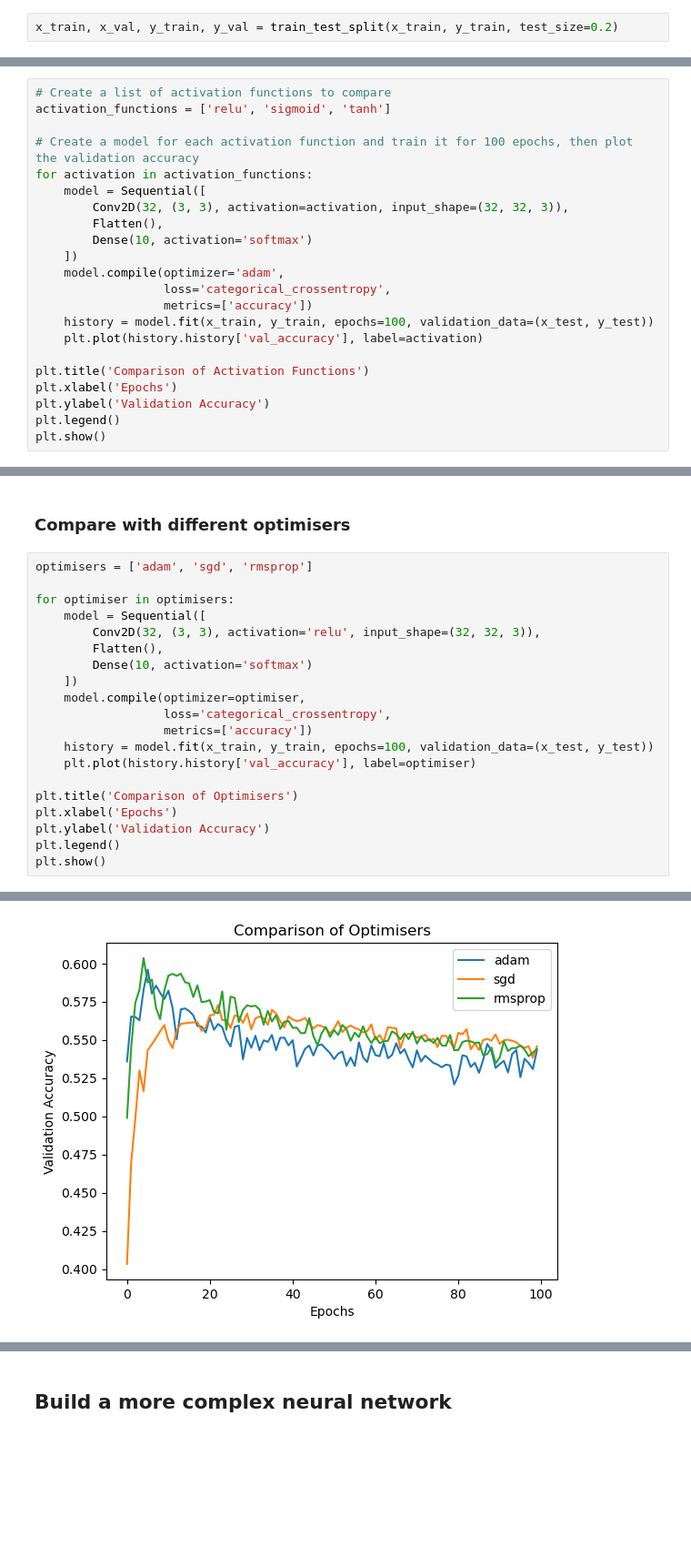
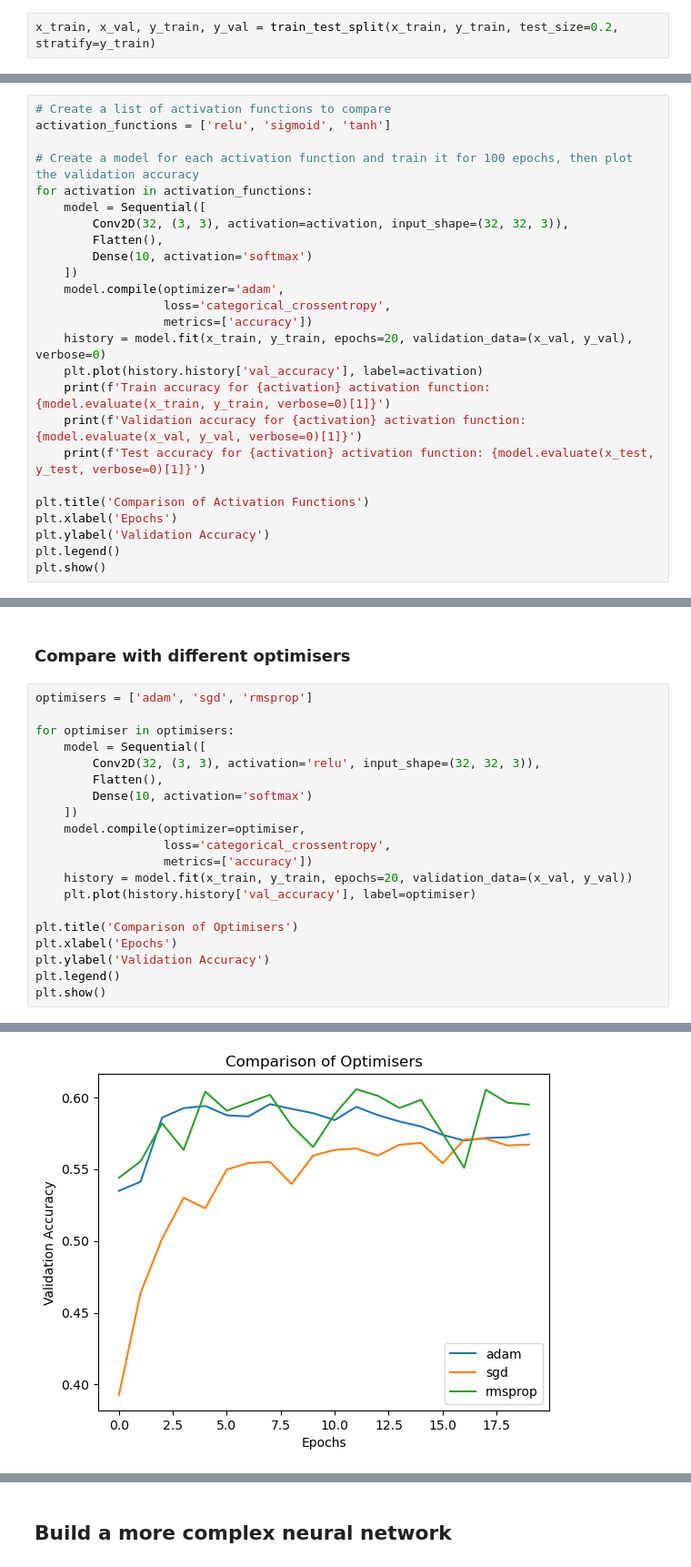
Before and after one commit to camwhite18/ml-model-comparison, a Jupyter notebook: cnn.ipynb, the cells around one changed output, grey strips where cells are left out. Shown at 91% size. Cells and saved outputs as stored; diff of their text form; blank space fills up the shorter version.

```diff
--- a/cnn.ipynb
+++ b/cnn.ipynb
@@ -49,5 +49,5 @@ In order to effectively compare the models, we need to create a validation set.
 # %%
-x_train, x_val, y_train, y_val = train_test_split(x_train, y_train, test_size=0.2)
+x_train, x_val, y_train, y_val = train_test_split(x_train, y_train, test_size=0.2, stratify=y_train)
 # %% [markdown]
 Display an image corresponding to each of the 10 classes using matplotlib
 # %%
@@ -198,8 +198,11 @@ for activation in activation_functions:
     model.compile(optimizer='adam',
                   loss='categorical_crossentropy',
                   metrics=['accuracy'])
-    history = model.fit(x_train, y_train, epochs=100, validation_data=(x_test, y_test))
+    history = model.fit(x_train, y_train, epochs=20, validation_data=(x_val, y_val), verbose=0)
     plt.plot(history.history['val_accuracy'], label=activation)
+    print(f'Train accuracy for {activation} activation function: {model.evaluate(x_train, y_train, verbose=0)[1]}')
+    print(f'Validation accuracy for {activation} activation function: {model.evaluate(x_val, y_val, verbose=0)[1]}')
+    print(f'Test accuracy for {activation} activation function: {model.evaluate(x_test, y_test, verbose=0)[1]}')
 
 plt.title('Comparison of Activation Functions')
 plt.xlabel('Epochs')
@@ -241,7 +227,7 @@ for optimiser in optimisers:
     model.compile(optimizer=optimiser,
                   loss='categorical_crossentropy',
                   metrics=['accuracy'])
-    history = model.fit(x_train, y_train, epochs=100, validation_data=(x_test, y_test))
+    history = model.fit(x_train, y_train, epochs=20, validation_data=(x_val, y_val))
     plt.plot(history.history['val_accuracy'], label=optimiser)
 
 plt.title('Comparison of Optimisers')
@@ -270,2 +256,2 @@ Epoch 100/100
-[figure, old version]
+[figure, new version]
 # %% [markdown]
```
Also changed, not shown: parts of 71 cells of this notebook, 4 other files.
